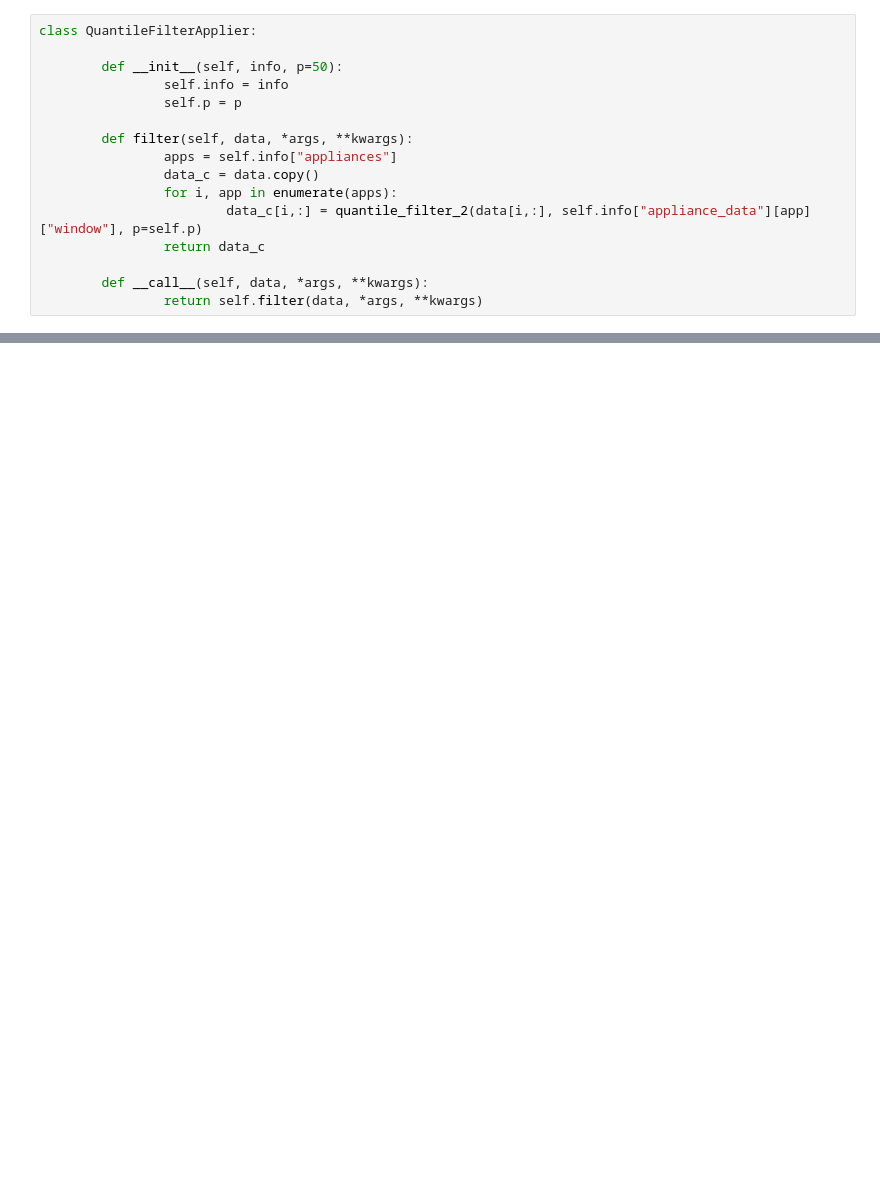
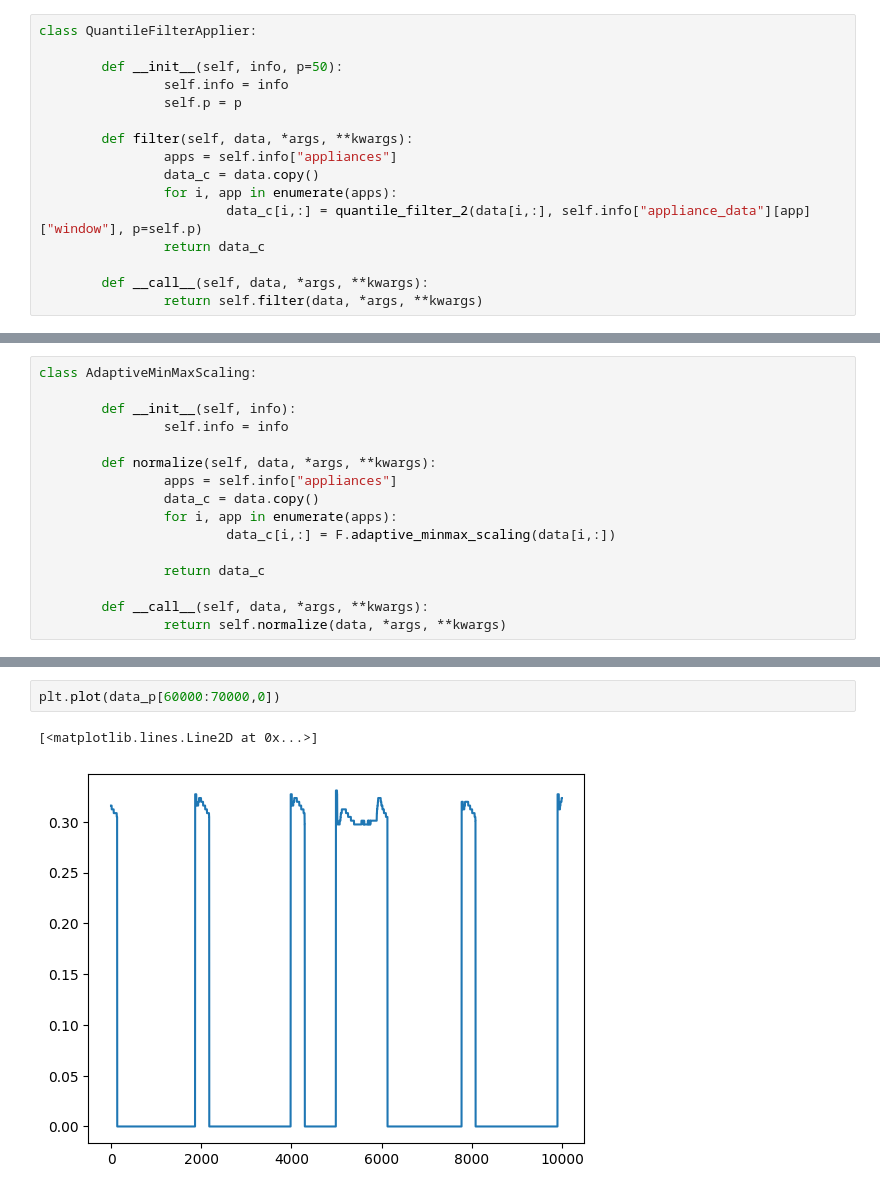
Before and after one commit to MarielTinaco/nilm-tools, a Jupyter notebook: notebooks/Data_Processing_Pipeline.ipynb, the cells around one changed output, grey strips where cells are left out. Saved outputs shown, nothing was run; the diff lists cells and outputs as text; blank space fills up the shorter version.

```diff
--- a/notebooks/Data_Processing_Pipeline.ipynb
+++ b/notebooks/Data_Processing_Pipeline.ipynb
@@ -170,0 +167,16 @@ Users of the modes 'nearest', 'lower', 'higher', or 'midpoint' are encouraged to
+# %%
+class AdaptiveMinMaxScaling:
+
+        def __init__(self, info):
+                self.info = info
+
+        def normalize(self, data, *args, **kwargs):
+                apps = self.info["appliances"]
+                data_c = data.copy()
+                for i, app in enumerate(apps):
+                        data_c[i,:] = F.adaptive_minmax_scaling(data[i,:])
+
+                return data_c
+
+        def __call__(self, data, *args, **kwargs):
+                return self.normalize(data, *args, **kwargs)
@@ -175,0 +230,5 @@ plt.plot(data_filt[0,60000:70000])
+# %%
+plt.plot(data_p[60000:70000,0])
+# %% [output]
+[<matplotlib.lines.Line2D at 0x...>]
+[figure, added]
```
Also changed, not shown: parts of 17 cells of this notebook, 1 other file.
